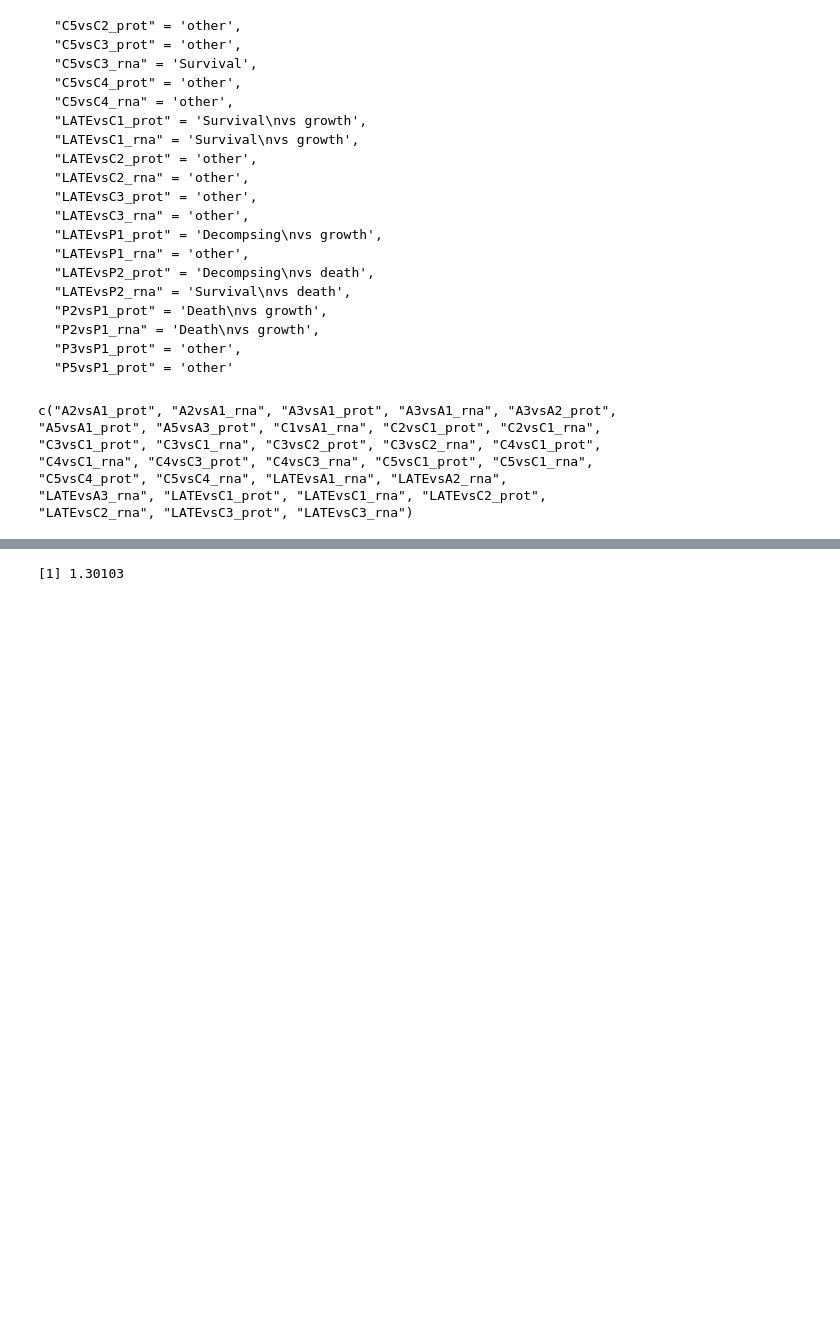
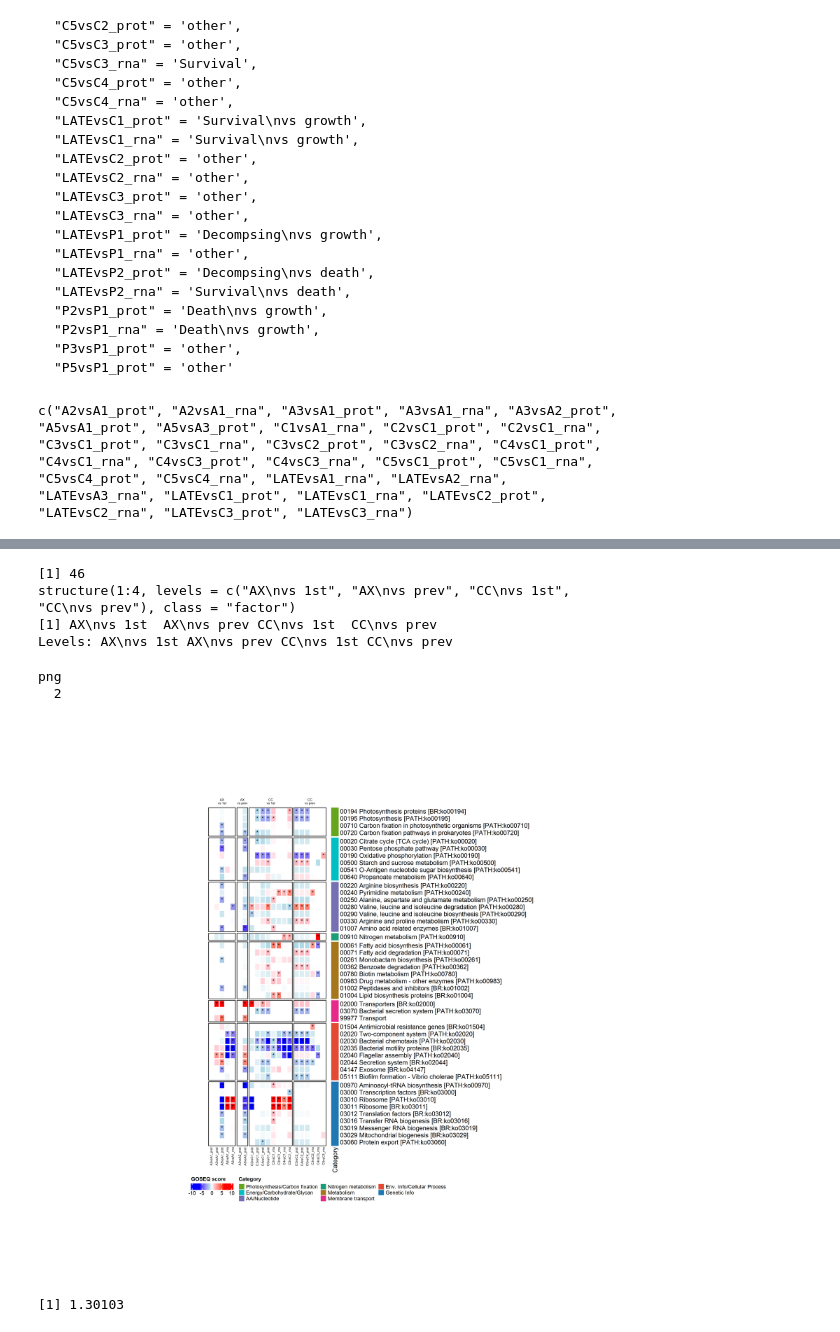
Before and after one commit to wosnat/CC1A3, a Jupyter notebook: Enrichment/CC1A3 HOT1A3 heatmaps Enrichment.ipynb, the cells around one changed output, grey strips where cells are left out. Saved outputs shown, nothing was run; the diff lists cells and outputs as text; code cells hidden in the pictures; blank space fills up the shorter version.

```diff
--- a/Enrichment/CC1A3 HOT1A3 heatmaps Enrichment.ipynb
+++ b/Enrichment/CC1A3 HOT1A3 heatmaps Enrichment.ipynb
@@ -638,3 +653,21 @@ png
+# %%
+ht = generate_goseq_heatmap_merged(contrast_list_individual, c('path'), comparison_order_inidividual)
+# Open SVG device
+svglite("figures/HOT1A3_goseq_individual_path.svg", width = 10, height = 25)  # dimensions in inches
+# Draw the heatmap
+draw(ht)
+# Close the device
+dev.off()
+ht
+# %% [output]
+[1] 46
+structure(1:4, levels = c("AX\nvs 1st", "AX\nvs prev", "CC\nvs 1st",
+"CC\nvs prev"), class = "factor")
+[1] AX\nvs 1st  AX\nvs prev CC\nvs 1st  CC\nvs prev
+Levels: AX\nvs 1st AX\nvs prev CC\nvs 1st CC\nvs prev
+png
+  2
+[figure, added]
 # %%
 -log10(0.05)
 # %% [output]
```
Also changed, not shown: parts of 7 cells of this notebook, 2 other files.
